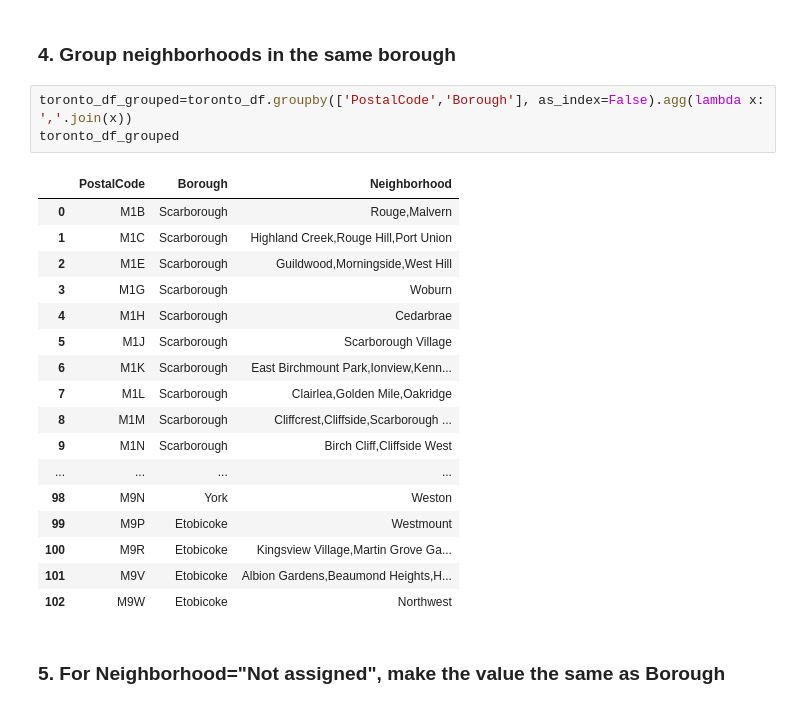
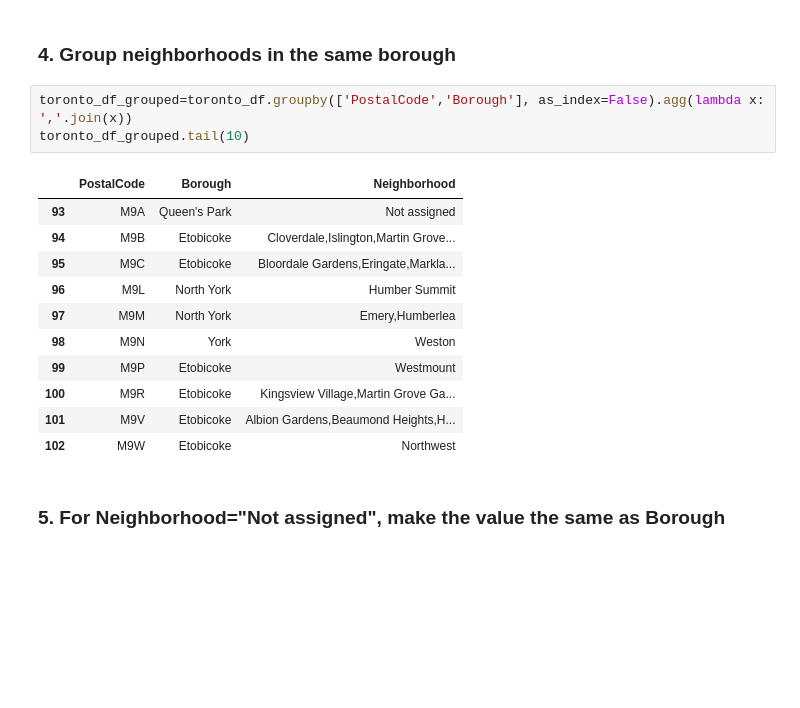
Before and after one commit to munmeo1412/IBM_DataScience_Capstone, a Jupyter notebook: Capstone_Wk3.ipynb, the cells around one changed output. Saved outputs shown, nothing was run; the diff lists cells and outputs as text; blank space fills up the shorter version.

```diff
--- a/Capstone_Wk3.ipynb
+++ b/Capstone_Wk3.ipynb
@@ -103,20 +105,14 @@ toronto_df.head()
 ### 4. Group neighborhoods in the same borough
 # %%
 toronto_df_grouped=toronto_df.groupby(['PostalCode','Borough'], as_index=False).agg(lambda x: ','.join(x))
-toronto_df_grouped
+toronto_df_grouped.tail(10)
 # %% [output]
 |  | PostalCode | Borough | Neighborhood |
-| 0 | M1B | Scarborough | Rouge,Malvern |
-| 1 | M1C | Scarborough | Highland Creek,Rouge Hill,Port Union |
-| 2 | M1E | Scarborough | Guildwood,Morningside,West Hill |
-| 3 | M1G | Scarborough | Woburn |
-| 4 | M1H | Scarborough | Cedarbrae |
-| 5 | M1J | Scarborough | Scarborough Village |
-| 6 | M1K | Scarborough | East Birchmount Park,Ionview,Kenn... |
-| 7 | M1L | Scarborough | Clairlea,Golden Mile,Oakridge |
-| 8 | M1M | Scarborough | Cliffcrest,Cliffside,Scarborough ... |
-| 9 | M1N | Scarborough | Birch Cliff,Cliffside West |
-| ... | ... | ... | ... |
+| 93 | M9A | Queen's Park | Not assigned |
+| 94 | M9B | Etobicoke | Cloverdale,Islington,Martin Grove... |
+| 95 | M9C | Etobicoke | Bloordale Gardens,Eringate,Markla... |
+| 96 | M9L | North York | Humber Summit |
+| 97 | M9M | North York | Emery,Humberlea |
 | 98 | M9N | York | Weston |
 | 99 | M9P | Etobicoke | Westmount |
 | 100 | M9R | Etobicoke | Kingsview Village,Martin Grove Ga... |
```
Also changed, not shown: parts of 49 cells of this notebook.
